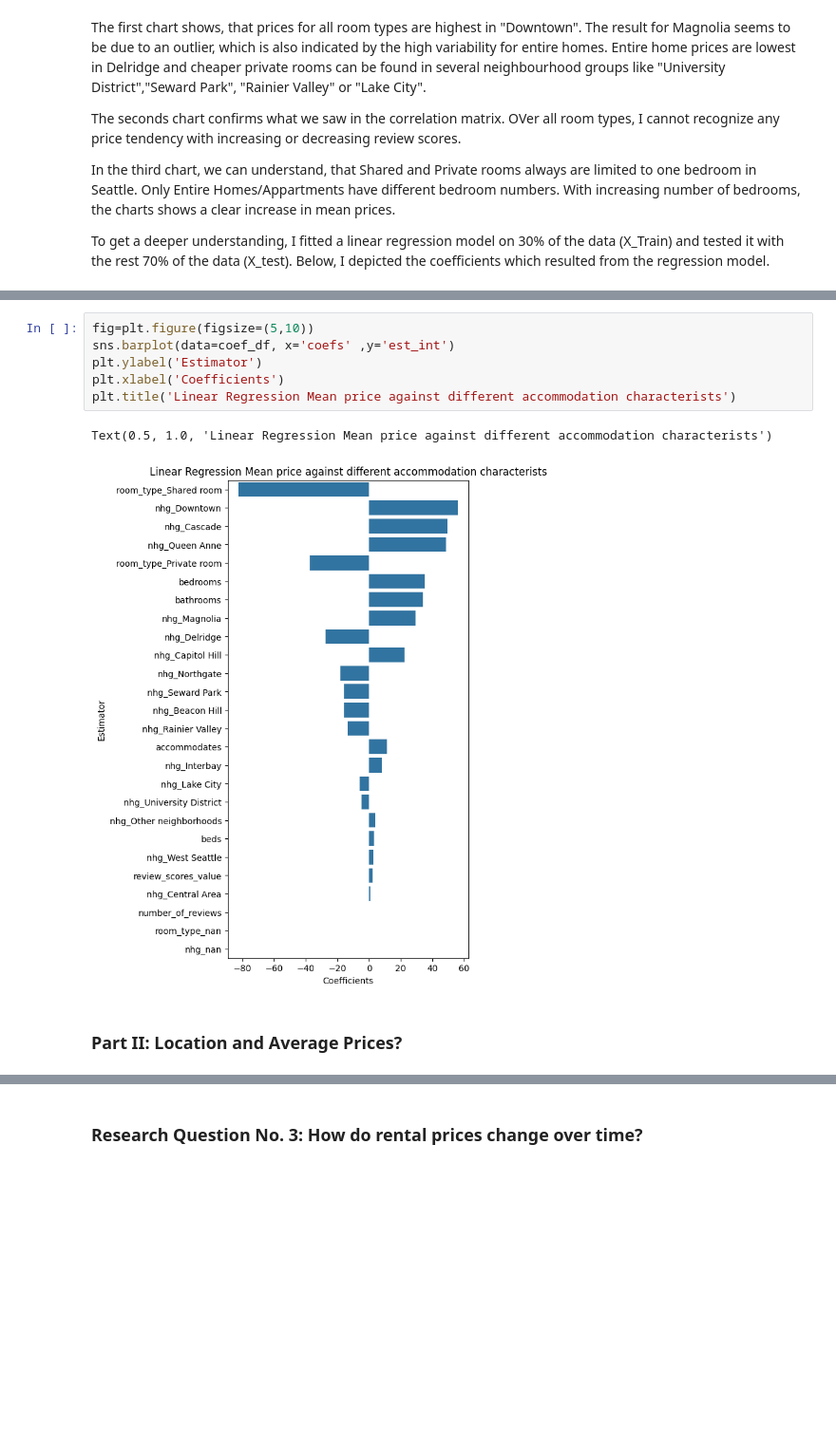
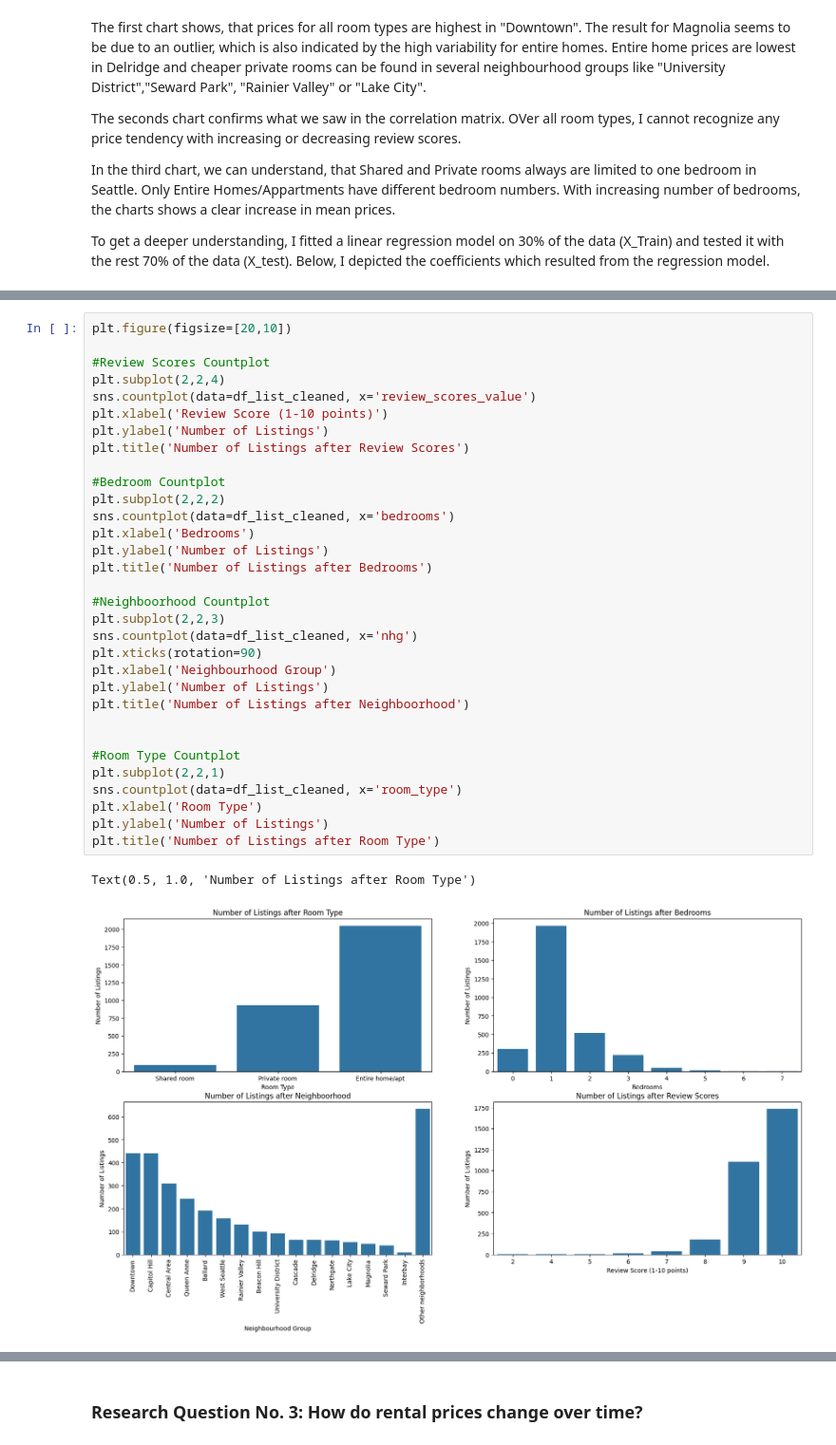
Before and after one commit to carini599/Airbnb_Seattle_Carina_Breu, a Jupyter notebook: airbnb_seattle_notebook.ipynb, the cells around one changed output, grey strips where cells are left out. Shown at 95% size. Saved outputs shown, nothing was run; the diff lists cells and outputs as text; blank space fills up the shorter version.

```diff
--- a/airbnb_seattle_notebook.ipynb
+++ b/airbnb_seattle_notebook.ipynb
@@ -481,11 +521,35 @@ The main price drivers however are
-# %%
-fig=plt.figure(figsize=(5,10))
-sns.barplot(data=coef_df, x='coefs' ,y='est_int')
-plt.ylabel('Estimator')
-plt.xlabel('Coefficients')
-plt.title('Linear Regression Mean price against different accommodation characterists')
-# %% [output]
-Text(0.5, 1.0, 'Linear Regression Mean price against different accommodation characterists')
-[figure, removed]
-# %% [markdown]
-### Part II: Location and Average Prices?
+# %%
+plt.figure(figsize=[20,10])
+
+#Review Scores Countplot
+plt.subplot(2,2,4)
+sns.countplot(data=df_list_cleaned, x='review_scores_value')
+plt.xlabel('Review Score (1-10 points)')
+plt.ylabel('Number of Listings')
+plt.title('Number of Listings after Review Scores')
+
+#Bedroom Countplot
+plt.subplot(2,2,2)
+sns.countplot(data=df_list_cleaned, x='bedrooms')
+plt.xlabel('Bedrooms')
+plt.ylabel('Number of Listings')
+plt.title('Number of Listings after Bedrooms')
+
+#Neighboorhood Countplot
+plt.subplot(2,2,3)
+sns.countplot(data=df_list_cleaned, x='nhg')
+plt.xticks(rotation=90)
+plt.xlabel('Neighbourhood Group')
+plt.ylabel('Number of Listings')
+plt.title('Number of Listings after Neighboorhood')
+
+
+#Room Type Countplot
+plt.subplot(2,2,1)
+sns.countplot(data=df_list_cleaned, x='room_type')
+plt.xlabel('Room Type')
+plt.ylabel('Number of Listings')
+plt.title('Number of Listings after Room Type')
+# %% [output]
+Text(0.5, 1.0, 'Number of Listings after Room Type')
+[figure, added]
```
Also changed, not shown: parts of 25 cells of this notebook.
